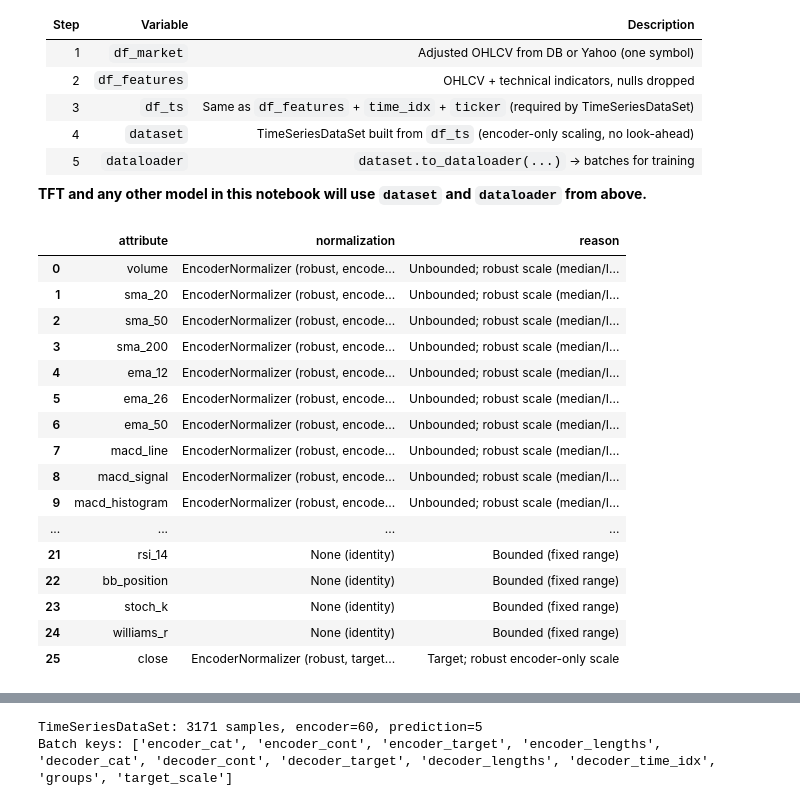
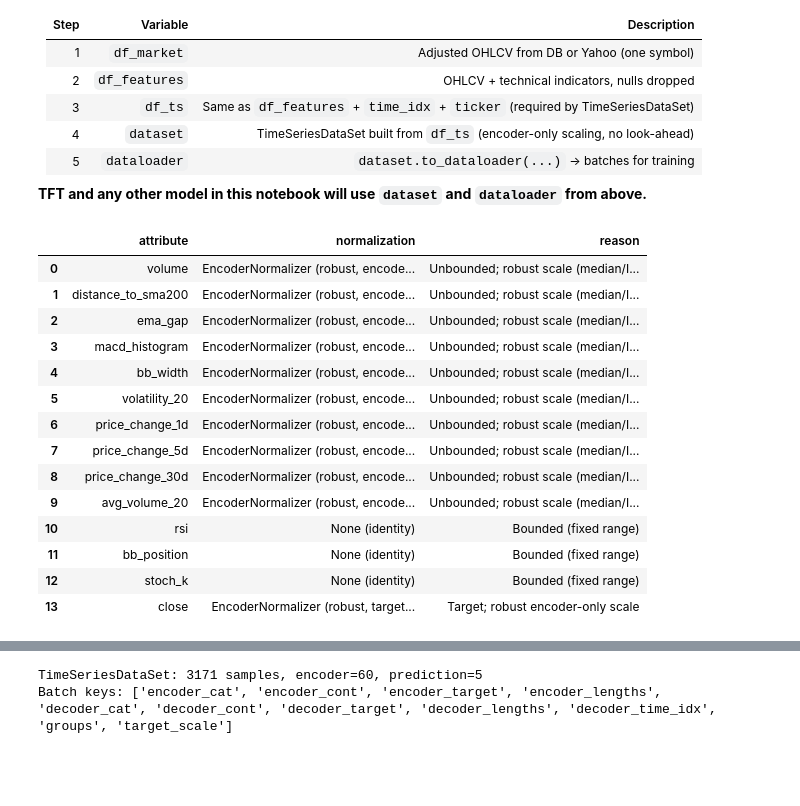
Before and after one commit to nishantnayar/Trading-System, a Jupyter notebook: notebooks/lstm_price_prediction_v3.ipynb, the cells around one changed output, grey strips where cells are left out. Drawn from its saved outputs; the diff is of its cells as text; code cells hidden in the pictures; blank space fills up the shorter version.

```diff
--- a/notebooks/lstm_price_prediction_v3.ipynb
+++ b/notebooks/lstm_price_prediction_v3.ipynb
@@ -407,6 +476,13 @@ def compute_technical_indicators(df: pd.DataFrame) -> pd.DataFrame:
     # Williams %R (14): -100 to 0 (oversold near -100, overbought near 0)
     out["williams_r"] = ((high_14 - c) / stoch_range * -100).clip(-100, 0)
 
+    # Derived: replace absolute price proxies with relative signals (avoid multicollinearity)
+    # distance_to_sma200: (close/sma_200)-1 tells model if MU is overextended or undervalued vs long-term trend.
+    # Important for MU's cyclical regimes; low correlation to raw close vs feeding sma_200 directly.
+    out["distance_to_sma200"] = (c / out["sma_200"]).replace(np.inf, np.nan) - 1
+    # ema_gap: ema_12/ema_26 captures MACD-like momentum in ratio form; lower correlation than raw ema values.
+    out["ema_gap"] = (out["ema_12"] / out["ema_26"]).replace(0, np.nan)
+
     # Volatility (annualized %) and price changes
     returns = c.pct_change()
     out["volatility_20"] = returns.rolling(20).std() * np.sqrt(252) * 100
@@ -461,67 +683,72 @@ All later steps (e.g. **Temporal Fusion Transformer**) use the same data chain:
 **TFT and any other model in this notebook will use `dataset` and `dataloader` from above.**
 # %%
 # Prepare dataframe for TimeSeriesDataSet: need time_idx and group_ids
+# time_idx = continuous integers (0,1,2,...), one per row; do NOT use raw timestamps (gaps break scaling).
+# Assuming df_ts is sorted by time and contains only trading hours.
 df_ts = df_features.copy()
 df_ts["time_idx"] = np.arange(len(df_ts))
 df_ts["ticker"] = SYMBOL  # single series → one group
+# Pro-tip: hour (0-23) tells model to expect higher volatility/volume at market open (MU opening cross).
+# 10 AM bar can be 5x more volatile than 1 PM; hour is a known covariate so model learns this pattern.
+df_ts["hour"] = pd.to_datetime(df_ts["timestamp"], utc=True).dt.hour
 
 # Time-varying features (unknown in the future). Bounded ones stay in list but get identity scaling.
-# Close-focused: we predict close; indicators are close-based. open/high/low not fed as inputs to avoid
-# redundancy and multicollinearity. high/low still used inside compute_technical_indicators for stoch_k, williams_r.
+# Close-focused: we predict close; open/high/low not fed as inputs to avoid redundancy and multicollinearity.
+# bb_position (where in range) and bb_width (volatility) kept; bb_upper/middle/lower removed (too correlated with close).
+# high/low still used inside compute_technical_indicators for stoch_k, williams_r.
+# Pruned feature set: derivatives only (avoid gradient instability, overfitting, VRAM waste).
+# Replaced absolute price proxies with: distance_to_sma200, ema_gap. See BEFORE/AFTER heatmaps.
 time_varying_unknown_reals = [
     "close", "volume",
-    "sma_20", "sma_50", "sma_200", "ema_12", "ema_26", "ema_50",
-    "rsi", "rsi_14", "macd_line", "macd_signal", "macd_histogram",
-    "bb_upper", "bb_middle", "bb_lower", "bb_position", "bb_width",
-    "stoch_k", "williams_r",
+    "distance_to_sma200", "ema_gap",
+    "macd_histogram", "rsi", "bb_position", "bb_width",
+    "stoch_k",
     "volatility_20", "price_change_1d", "price_change_5d", "price_change_30d",
-    "avg_volume_20", "current_volume",
+    "avg_volume_20",
 ]
 time_varying_unknown_reals = [c for c in time_varying_unknown_reals if c in df_ts.columns]
 
 # Bounded: fixed scale (0–100, 0–1, -100–0) → no scaling (identity). Unbounded → EncoderNormalizer.
-BOUNDED_INDICATORS = ["rsi", "rsi_14", "bb_position", "stoch_k", "williams_r"]
+BOUNDED_INDICATORS = ["rsi", "bb_position", "stoch_k"]
 MIN_ENCODER_LENGTH = 60
 MAX_ENCODER_LENGTH = 60
 MIN_PREDICTION_LENGTH = 5
 MAX_PREDICTION_LENGTH = 5
 
 # Target has its own normalizer; do not put target in scalers (library requirement)
 scaler_cols = [c for c in time_varying_unknown_reals if c != "close"]
 # Robust scaling (median/IQR): keeps outliers in data, prevents extremes from squishing the rest
 scalers = {
     col: (None if col in BOUNDED_INDICATORS else EncoderNormalizer(method="robust", center=True))
     for col in scaler_cols
 }
 
 # Show which attributes get normalization and which do not (target "close" uses target_normalizer)
 normalized_attrs = [c for c in scaler_cols if scalers[c] is not None]
 identity_attrs = [c for c in scaler_cols if scalers[c] is None]
 norm_summary = pd.DataFrame({
     "attribute": normalized_attrs + identity_attrs + ["close"],
     "normalization": ["EncoderNormalizer (robust, encoder-only)"] * len(normalized_attrs)
     + ["None (identity)"] * len(identity_attrs)
     + ["EncoderNormalizer (robust, target_normalizer)"],
     "reason": ["Unbounded; robust scale (median/IQR); outliers retained"] * len(normalized_attrs)
     + ["Bounded (fixed range)"] * len(identity_attrs)
     + ["Target; robust encoder-only scale"],
 })
 display(norm_summary)
 # %% [output]
 |  | attribute | normalization | reason |
 | 0 | volume | EncoderNormalizer (robust, encode... | Unbounded; robust scale (median/I... |
-| 1 | sma_20 | EncoderNormalizer (robust, encode... | Unbounded; robust scale (median/I... |
-| 2 | sma_50 | EncoderNormalizer (robust, encode... | Unbounded; robust scale (median/I... |
-| 3 | sma_200 | EncoderNormalizer (robust, encode... | Unbounded; robust scale (median/I... |
-| 4 | ema_12 | EncoderNormalizer (robust, encode... | Unbounded; robust scale (median/I... |
-| 5 | ema_26 | EncoderNormalizer (robust, encode... | Unbounded; robust scale (median/I... |
-| 6 | ema_50 | EncoderNormalizer (robust, encode... | Unbounded; robust scale (median/I... |
-| 7 | macd_line | EncoderNormalizer (robust, encode... | Unbounded; robust scale (median/I... |
-| 8 | macd_signal | EncoderNormalizer (robust, encode... | Unbounded; robust scale (median/I... |
-| 9 | macd_histogram | EncoderNormalizer (robust, encode... | Unbounded; robust scale (median/I... |
-| ... | ... | ... | ... |
-| 21 | rsi_14 | None (identity) | Bounded (fixed range) |
-| 22 | bb_position | None (identity) | Bounded (fixed range) |
-| 23 | stoch_k | None (identity) | Bounded (fixed range) |
-| 24 | williams_r | None (identity) | Bounded (fixed range) |
-| 25 | close | EncoderNormalizer (robust, target... | Target; robust encoder-only scale |
+| 1 | distance_to_sma200 | EncoderNormalizer (robust, encode... | Unbounded; robust scale (median/I... |
+| 2 | ema_gap | EncoderNormalizer (robust, encode... | Unbounded; robust scale (median/I... |
+| 3 | macd_histogram | EncoderNormalizer (robust, encode... | Unbounded; robust scale (median/I... |
+| 4 | bb_width | EncoderNormalizer (robust, encode... | Unbounded; robust scale (median/I... |
+| 5 | volatility_20 | EncoderNormalizer (robust, encode... | Unbounded; robust scale (median/I... |
+| 6 | price_change_1d | EncoderNormalizer (robust, encode... | Unbounded; robust scale (median/I... |
+| 7 | price_change_5d | EncoderNormalizer (robust, encode... | Unbounded; robust scale (median/I... |
+| 8 | price_change_30d | EncoderNormalizer (robust, encode... | Unbounded; robust scale (median/I... |
+| 9 | avg_volume_20 | EncoderNormalizer (robust, encode... | Unbounded; robust scale (median/I... |
+| 10 | rsi | None (identity) | Bounded (fixed range) |
+| 11 | bb_position | None (identity) | Bounded (fixed range) |
+| 12 | stoch_k | None (identity) | Bounded (fixed range) |
+| 13 | close | EncoderNormalizer (robust, target... | Target; robust encoder-only scale |
```
Also changed, not shown: parts of 50 cells of this notebook, 1 other file.
